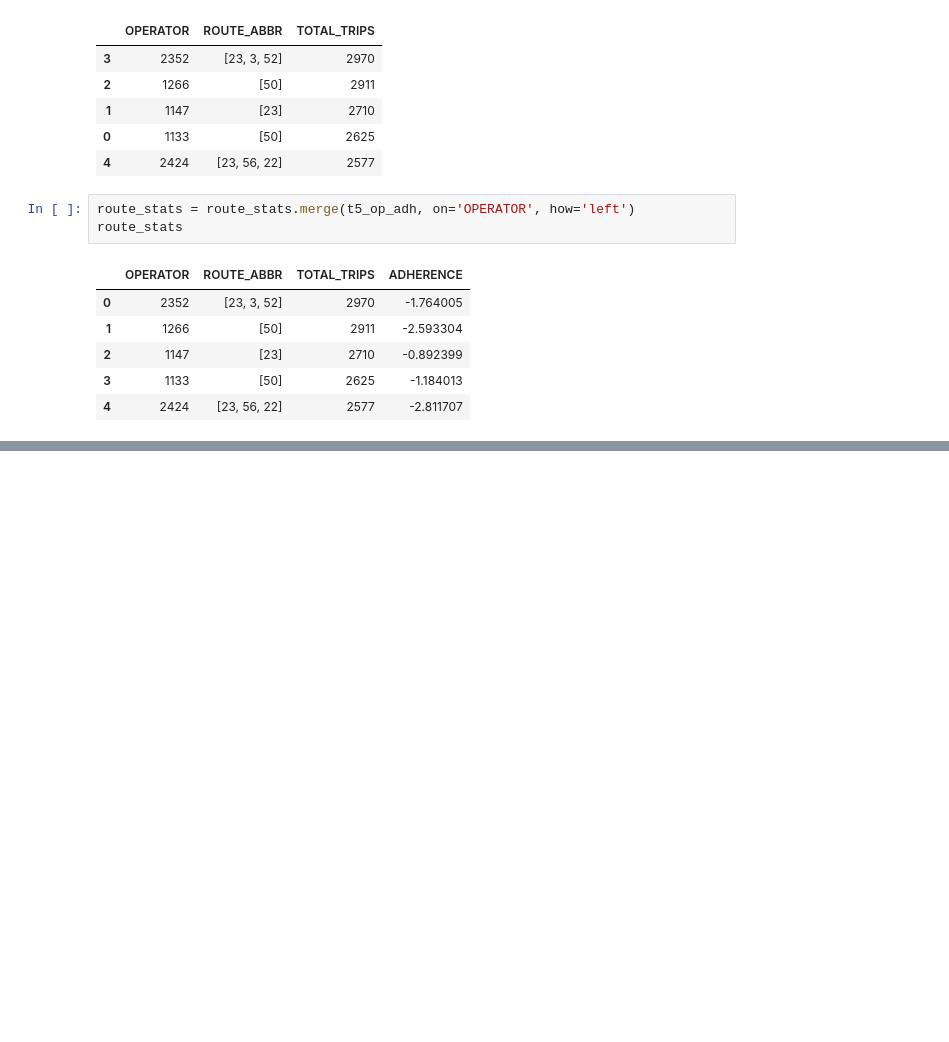
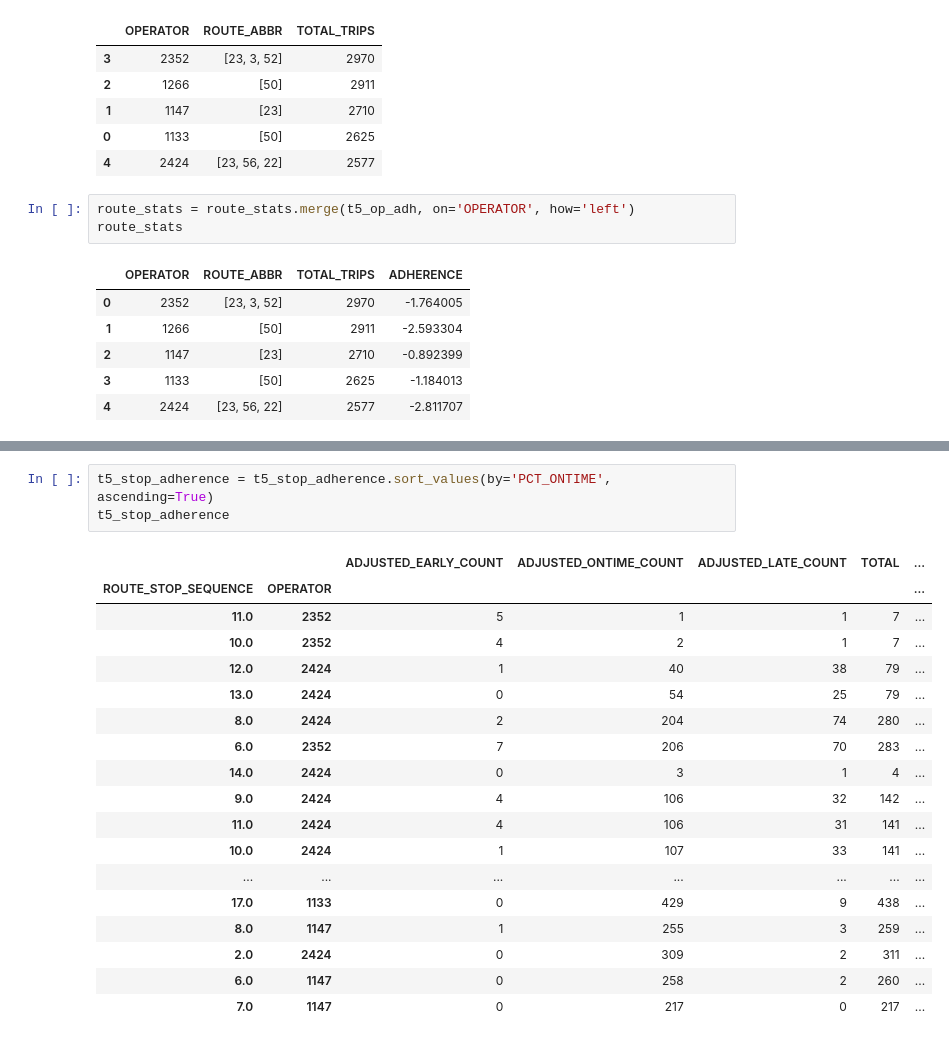
Before and after one commit to Isiybelle/wego-analysis, a Jupyter notebook: notebooks/TKhercules.ipynb, the cells around one changed output, grey strips where cells are left out. Cells and saved outputs as stored; diff of their text form; blank space fills up the shorter version.

```diff
--- a/notebooks/TKhercules.ipynb
+++ b/notebooks/TKhercules.ipynb
@@ -630,0 +712,22 @@ route_stats
+# %%
+t5_stop_adherence = t5_stop_adherence.sort_values(by='PCT_ONTIME', ascending=True)
+t5_stop_adherence
+# %% [output]
+|  |  | ADJUSTED_EARLY_COUNT | ADJUSTED_ONTIME_COUNT | ADJUSTED_LATE_COUNT | TOTAL | ... |
+| ROUTE_STOP_SEQUENCE | OPERATOR |  |  |  |  | ... |
+| 11.0 | 2352 | 5 | 1 | 1 | 7 | ... |
+| 10.0 | 2352 | 4 | 2 | 1 | 7 | ... |
+| 12.0 | 2424 | 1 | 40 | 38 | 79 | ... |
+| 13.0 | 2424 | 0 | 54 | 25 | 79 | ... |
+| 8.0 | 2424 | 2 | 204 | 74 | 280 | ... |
+| 6.0 | 2352 | 7 | 206 | 70 | 283 | ... |
+| 14.0 | 2424 | 0 | 3 | 1 | 4 | ... |
+| 9.0 | 2424 | 4 | 106 | 32 | 142 | ... |
+| 11.0 | 2424 | 4 | 106 | 31 | 141 | ... |
+| 10.0 | 2424 | 1 | 107 | 33 | 141 | ... |
+| ... | ... | ... | ... | ... | ... | ... |
+| 17.0 | 1133 | 0 | 429 | 9 | 438 | ... |
+| 8.0 | 1147 | 1 | 255 | 3 | 259 | ... |
+| 2.0 | 2424 | 0 | 309 | 2 | 311 | ... |
+| 6.0 | 1147 | 0 | 258 | 2 | 260 | ... |
+| 7.0 | 1147 | 0 | 217 | 0 | 217 | ... |
```
Also changed, not shown: parts of 6 cells of this notebook.
